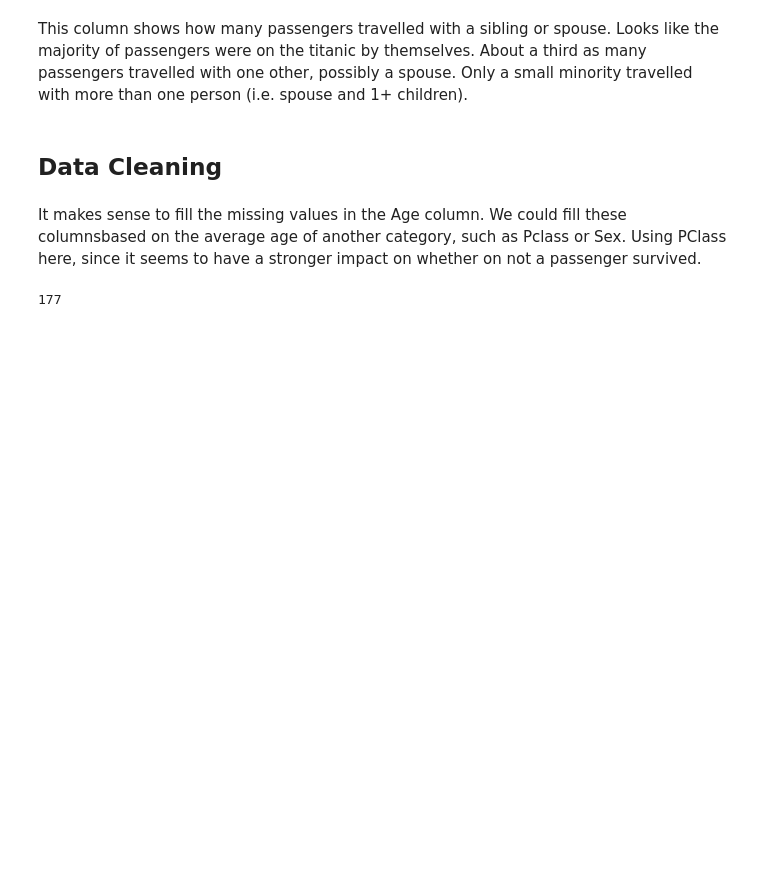
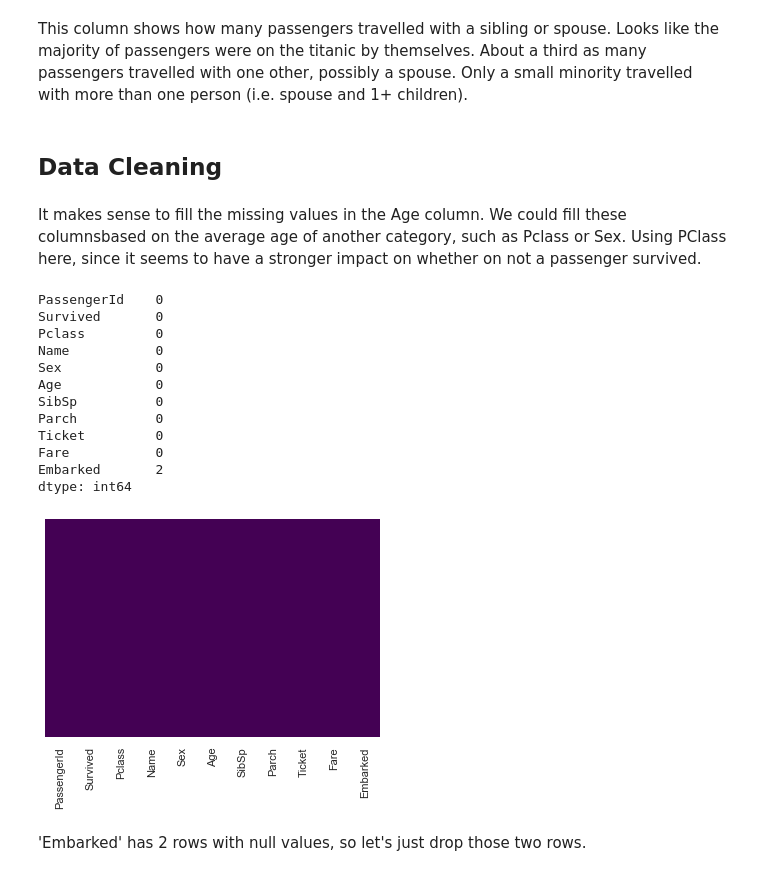
Before and after one commit to s-mushnoori/titanic, a Jupyter notebook: Titanic_Logistic Regression.ipynb, the cells around one changed output. Saved outputs shown, nothing was run; the diff lists cells and outputs as text; code cells hidden in the pictures; blank space fills up the shorter version.

```diff
--- a/Titanic_Logistic Regression.ipynb
+++ b/Titanic_Logistic Regression.ipynb
@@ -112,4 +106,28 @@ mean_age = round(df_train.groupby('Pclass').mean()['Age'])
-# %%
-df_train['Age'].isnull().sum()
-# %% [output]
-177
+# %%
+# Fill null values based on Pclass. This can easily be changed to use 'Sex' or another column
+df_train['Age'] = df_train.groupby('Pclass')['Age'].apply(lambda x: x.fillna(round(x.mean())))
+
+# Drop the Cabin column, since there are far too many nullvalues to salvage it
+df_train.drop('Cabin', axis=1, inplace=True)
+
+
+# Check the heatmap again to see if it worked
+sns.heatmap(df_train.isnull(), yticklabels=False, cbar=False, cmap='viridis')
+
+df_train.isnull().sum()
+# %% [output]
+PassengerId    0
+Survived       0
+Pclass         0
+Name           0
+Sex            0
+Age            0
+SibSp          0
+Parch          0
+Ticket         0
+Fare           0
+Embarked       2
+dtype: int64
+[figure, added]
+# %% [markdown]
+'Embarked' has 2 rows with null values, so let's just drop those two rows.
```
Also changed, not shown: parts of 4 cells of this notebook.
